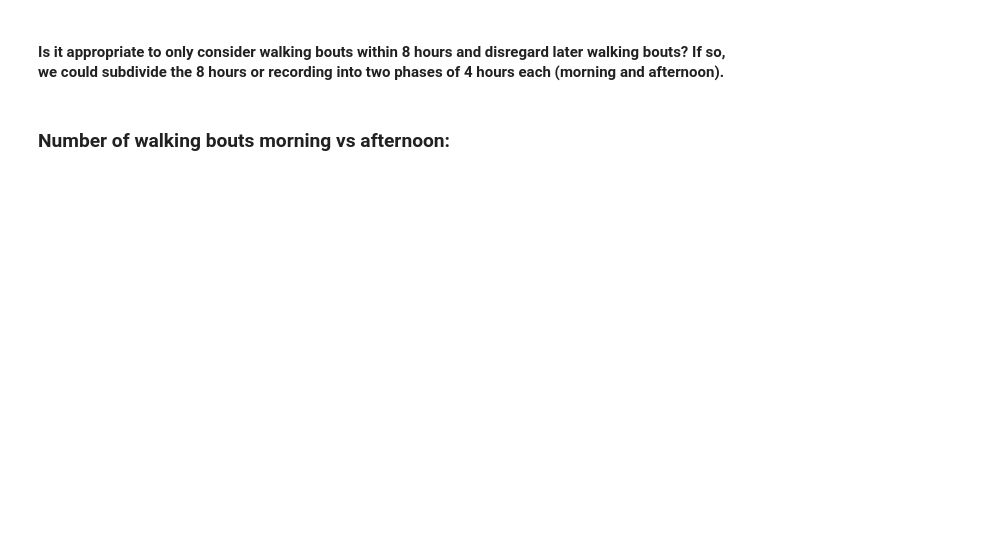
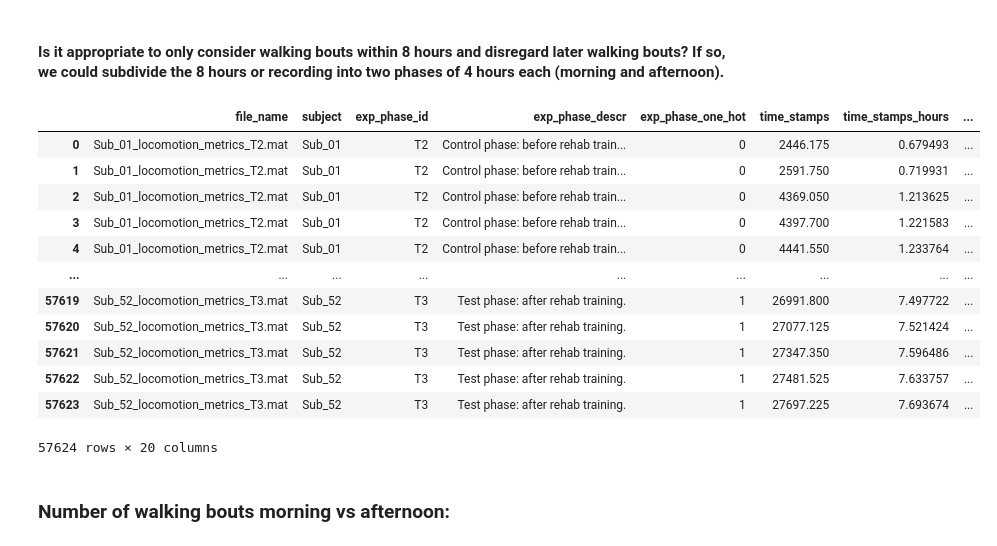
Before and after one commit to HieronymusEsteban/neuro_rehab_project, a Jupyter notebook: Jupyter/Data_Exploration.ipynb, the cells around one changed output. Drawn from its saved outputs; the diff is of its cells as text; code cells hidden in the pictures; blank space fills up the shorter version.

```diff
--- a/Jupyter/Data_Exploration.ipynb
+++ b/Jupyter/Data_Exploration.ipynb
@@ -36,5 +60,21 @@ plt.ylabel("mean speed during walking bout")
 # %% [markdown]
 #### Is it appropriate to only consider walking bouts within 8 hours and disregard later walking bouts? If so, we could subdivide the 8 hours or recording into two phases of 4 hours each (morning and afternoon).
+# %%
+data_wide
+# %% [output]
+|  | file_name | subject | exp_phase_id | exp_phase_descr | exp_phase_one_hot | time_stamps | time_stamps_hours | ... |
+| 0 | Sub_01_locomotion_metrics_T2.mat | Sub_01 | T2 | Control phase: before rehab train... | 0 | 2446.175 | 0.679493 | ... |
+| 1 | Sub_01_locomotion_metrics_T2.mat | Sub_01 | T2 | Control phase: before rehab train... | 0 | 2591.750 | 0.719931 | ... |
+| 2 | Sub_01_locomotion_metrics_T2.mat | Sub_01 | T2 | Control phase: before rehab train... | 0 | 4369.050 | 1.213625 | ... |
+| 3 | Sub_01_locomotion_metrics_T2.mat | Sub_01 | T2 | Control phase: before rehab train... | 0 | 4397.700 | 1.221583 | ... |
+| 4 | Sub_01_locomotion_metrics_T2.mat | Sub_01 | T2 | Control phase: before rehab train... | 0 | 4441.550 | 1.233764 | ... |
+| ... | ... | ... | ... | ... | ... | ... | ... | ... |
+| 57619 | Sub_52_locomotion_metrics_T3.mat | Sub_52 | T3 | Test phase: after rehab training. | 1 | 26991.800 | 7.497722 | ... |
+| 57620 | Sub_52_locomotion_metrics_T3.mat | Sub_52 | T3 | Test phase: after rehab training. | 1 | 27077.125 | 7.521424 | ... |
+| 57621 | Sub_52_locomotion_metrics_T3.mat | Sub_52 | T3 | Test phase: after rehab training. | 1 | 27347.350 | 7.596486 | ... |
+| 57622 | Sub_52_locomotion_metrics_T3.mat | Sub_52 | T3 | Test phase: after rehab training. | 1 | 27481.525 | 7.633757 | ... |
+| 57623 | Sub_52_locomotion_metrics_T3.mat | Sub_52 | T3 | Test phase: after rehab training. | 1 | 27697.225 | 7.693674 | ... |
+57624 rows × 20 columns
 # %% [markdown]
 ### Number of walking bouts morning vs afternoon:
 # %%
```
Also changed, not shown: parts of 29 cells of this notebook.
